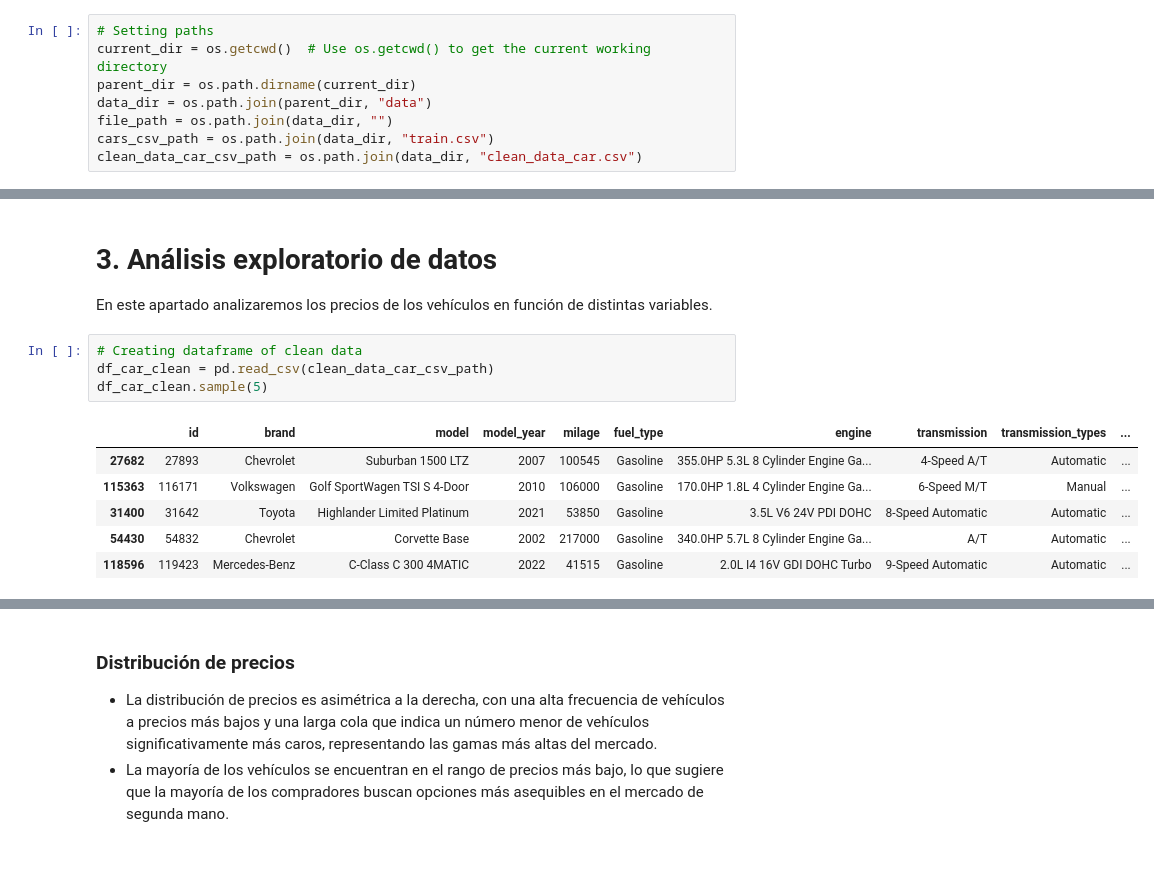
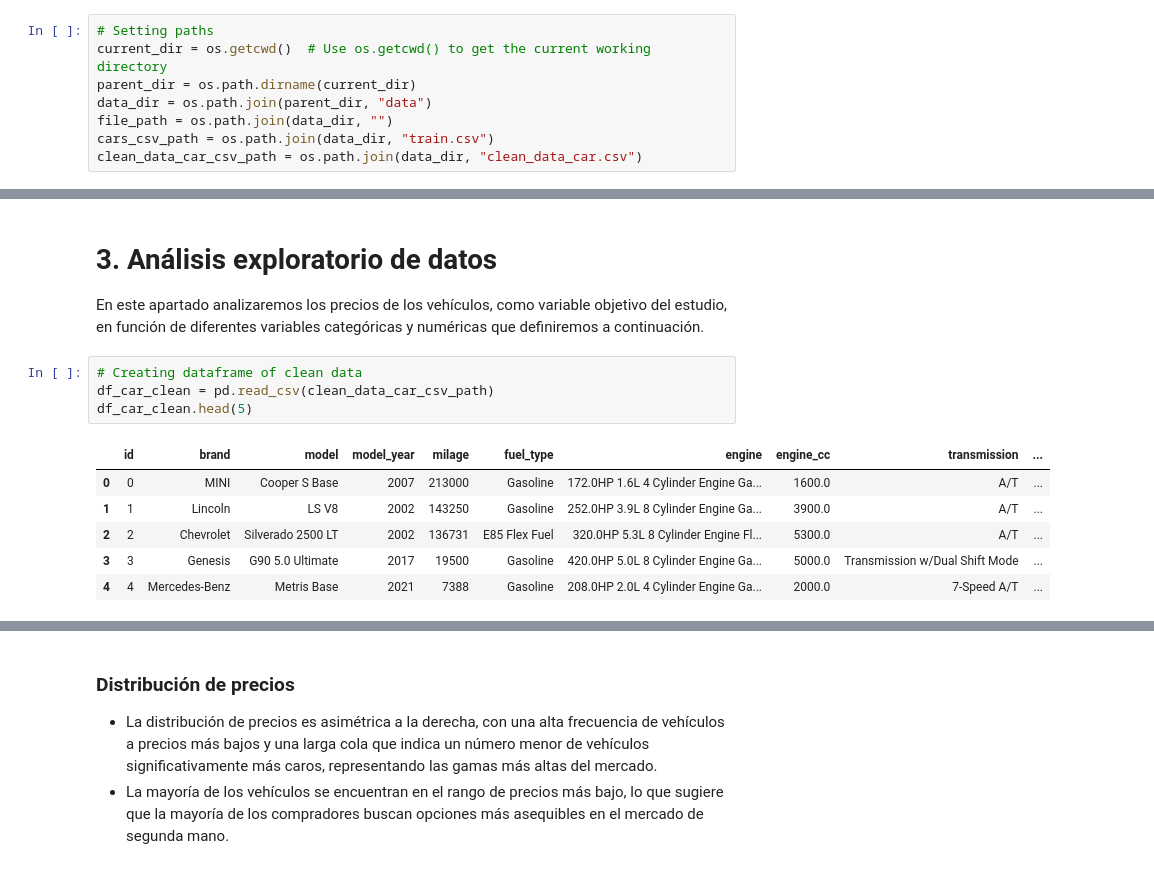
Before and after one commit to Bootcamp-IA-P4/Car_prices_project_equipo2, a Jupyter notebook: eda/eda.ipynb, the cells around one changed output, grey strips where cells are left out. Drawn from its saved outputs; the diff is of its cells as text.

```diff
--- a/eda/eda.ipynb
+++ b/eda/eda.ipynb
@@ -657,14 +57,14 @@ _________
 # %% [markdown]
 # 3. Análisis exploratorio de datos
-En este apartado analizaremos los precios de los vehículos en función de distintas variables.
+En este apartado analizaremos los precios de los vehículos, como variable objetivo del estudio, en función de diferentes variables categóricas y numéricas que definiremos a continuación.
 # %%
 # Creating dataframe of clean data
 df_car_clean = pd.read_csv(clean_data_car_csv_path)
-df_car_clean.sample(5)
+df_car_clean.head(5)
 # %% [output]
-|  | id | brand | model | model_year | milage | fuel_type | engine | transmission | transmission_types | ... |
-| 27682 | 27893 | Chevrolet | Suburban 1500 LTZ | 2007 | 100545 | Gasoline | 355.0HP 5.3L 8 Cylinder Engine Ga... | 4-Speed A/T | Automatic | ... |
-| 115363 | 116171 | Volkswagen | Golf SportWagen TSI S 4-Door | 2010 | 106000 | Gasoline | 170.0HP 1.8L 4 Cylinder Engine Ga... | 6-Speed M/T | Manual | ... |
-| 31400 | 31642 | Toyota | Highlander Limited Platinum | 2021 | 53850 | Gasoline | 3.5L V6 24V PDI DOHC | 8-Speed Automatic | Automatic | ... |
-| 54430 | 54832 | Chevrolet | Corvette Base | 2002 | 217000 | Gasoline | 340.0HP 5.7L 8 Cylinder Engine Ga... | A/T | Automatic | ... |
-| 118596 | 119423 | Mercedes-Benz | C-Class C 300 4MATIC | 2022 | 41515 | Gasoline | 2.0L I4 16V GDI DOHC Turbo | 9-Speed Automatic | Automatic | ... |
+|  | id | brand | model | model_year | milage | fuel_type | engine | engine_cc | transmission | ... |
+| 0 | 0 | MINI | Cooper S Base | 2007 | 213000 | Gasoline | 172.0HP 1.6L 4 Cylinder Engine Ga... | 1600.0 | A/T | ... |
+| 1 | 1 | Lincoln | LS V8 | 2002 | 143250 | Gasoline | 252.0HP 3.9L 8 Cylinder Engine Ga... | 3900.0 | A/T | ... |
+| 2 | 2 | Chevrolet | Silverado 2500 LT | 2002 | 136731 | E85 Flex Fuel | 320.0HP 5.3L 8 Cylinder Engine Fl... | 5300.0 | A/T | ... |
+| 3 | 3 | Genesis | G90 5.0 Ultimate | 2017 | 19500 | Gasoline | 420.0HP 5.0L 8 Cylinder Engine Ga... | 5000.0 | Transmission w/Dual Shift Mode | ... |
+| 4 | 4 | Mercedes-Benz | Metris Base | 2021 | 7388 | Gasoline | 208.0HP 2.0L 4 Cylinder Engine Ga... | 2000.0 | 7-Speed A/T | ... |
```
Also changed, not shown: parts of 70 cells of this notebook.
